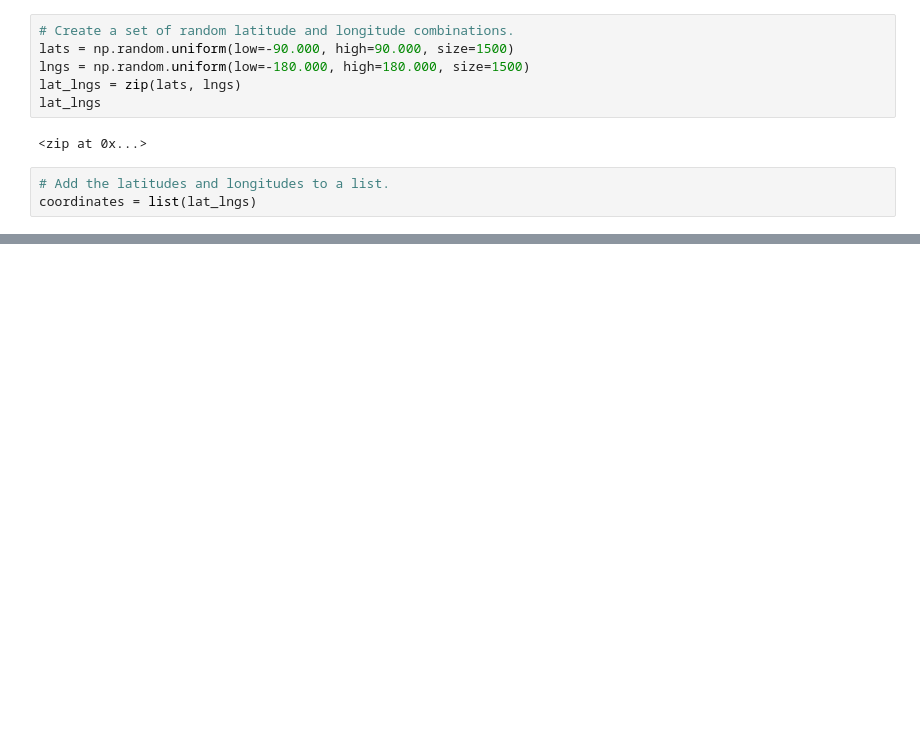
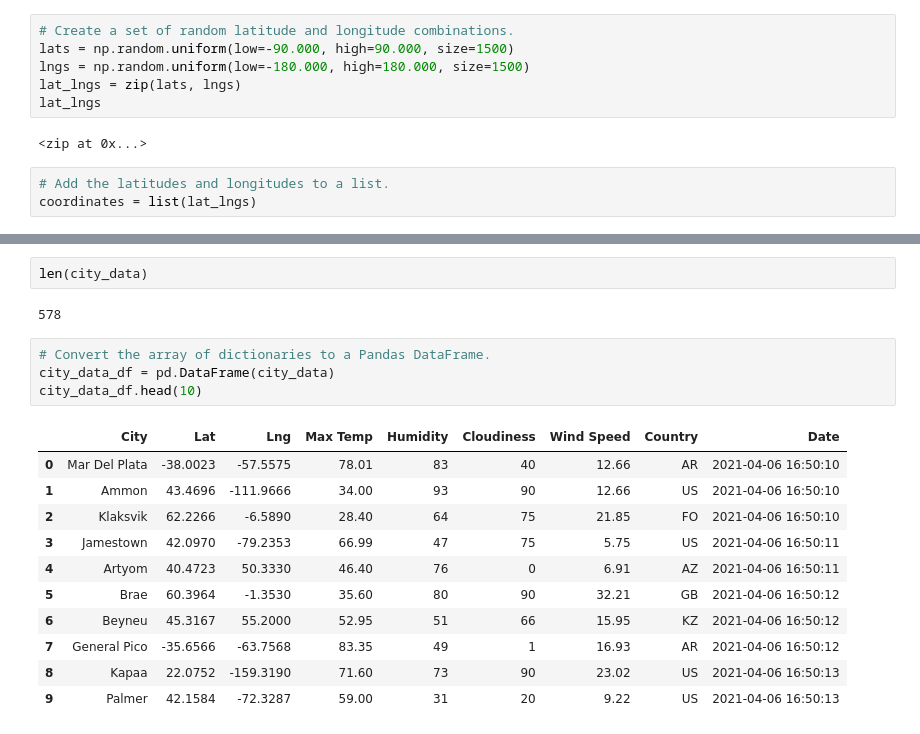
Before and after one commit to smyoung88/World_Weather_Analysis, a Jupyter notebook: WeatherPy.ipynb, the cells around one changed output, grey strips where cells are left out. Cells and saved outputs as stored; diff of their text form; blank space fills up the shorter version.

```diff
--- a/WeatherPy.ipynb
+++ b/WeatherPy.ipynb
@@ -31,0 +120,20 @@ len(cities)
+# %%
+len(city_data)
+# %% [output]
+578
+# %%
+# Convert the array of dictionaries to a Pandas DataFrame.
+city_data_df = pd.DataFrame(city_data)
+city_data_df.head(10)
+# %% [output]
+|  | City | Lat | Lng | Max Temp | Humidity | Cloudiness | Wind Speed | Country | Date |
+| 0 | Mar Del Plata | -38.0023 | -57.5575 | 78.01 | 83 | 40 | 12.66 | AR | 2021-04-06 16:50:10 |
+| 1 | Ammon | 43.4696 | -111.9666 | 34.00 | 93 | 90 | 12.66 | US | 2021-04-06 16:50:10 |
+| 2 | Klaksvik | 62.2266 | -6.5890 | 28.40 | 64 | 75 | 21.85 | FO | 2021-04-06 16:50:10 |
+| 3 | Jamestown | 42.0970 | -79.2353 | 66.99 | 47 | 75 | 5.75 | US | 2021-04-06 16:50:11 |
+| 4 | Artyom | 40.4723 | 50.3330 | 46.40 | 76 | 0 | 6.91 | AZ | 2021-04-06 16:50:11 |
+| 5 | Brae | 60.3964 | -1.3530 | 35.60 | 80 | 90 | 32.21 | GB | 2021-04-06 16:50:12 |
+| 6 | Beyneu | 45.3167 | 55.2000 | 52.95 | 51 | 66 | 15.95 | KZ | 2021-04-06 16:50:12 |
+| 7 | General Pico | -35.6566 | -63.7568 | 83.35 | 49 | 1 | 16.93 | AR | 2021-04-06 16:50:12 |
+| 8 | Kapaa | 22.0752 | -159.3190 | 71.60 | 73 | 90 | 23.02 | US | 2021-04-06 16:50:13 |
+| 9 | Palmer | 42.1584 | -72.3287 | 59.00 | 31 | 20 | 9.22 | US | 2021-04-06 16:50:13 |
```
Also changed, not shown: parts of 6 cells of this notebook, 3 other files.
